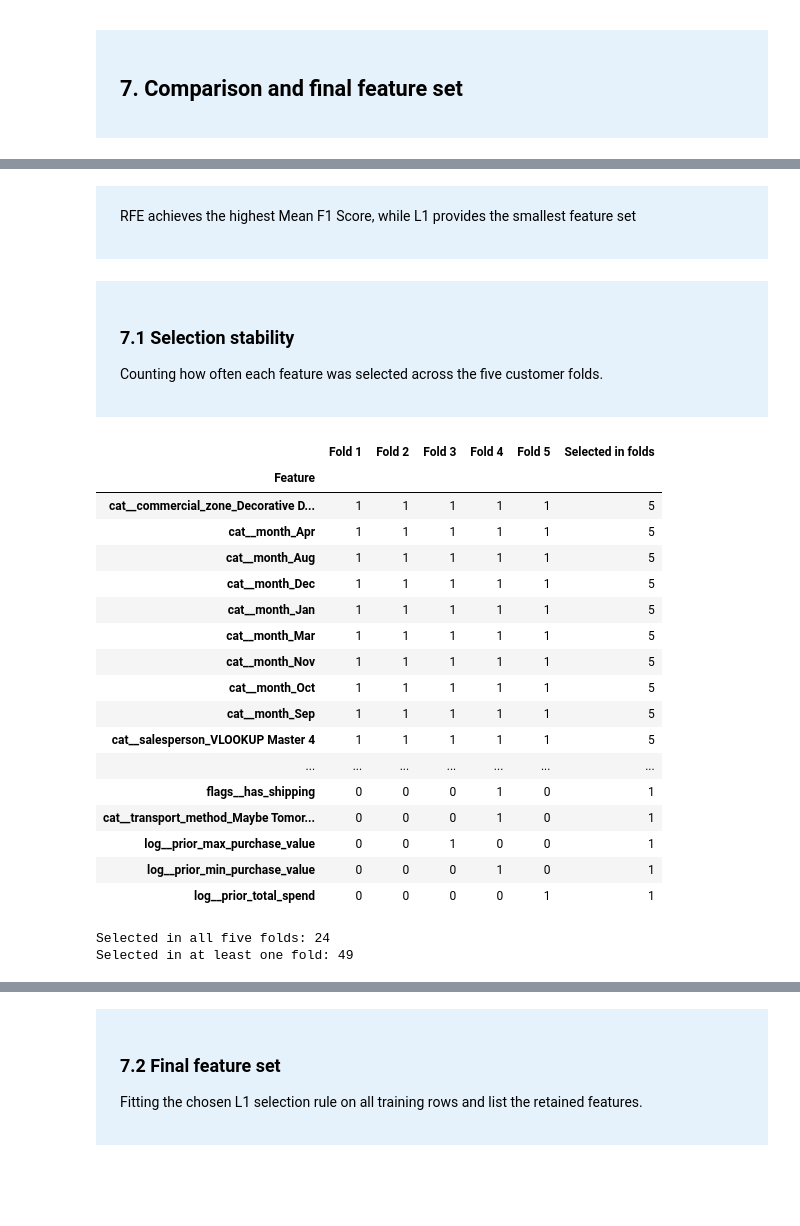
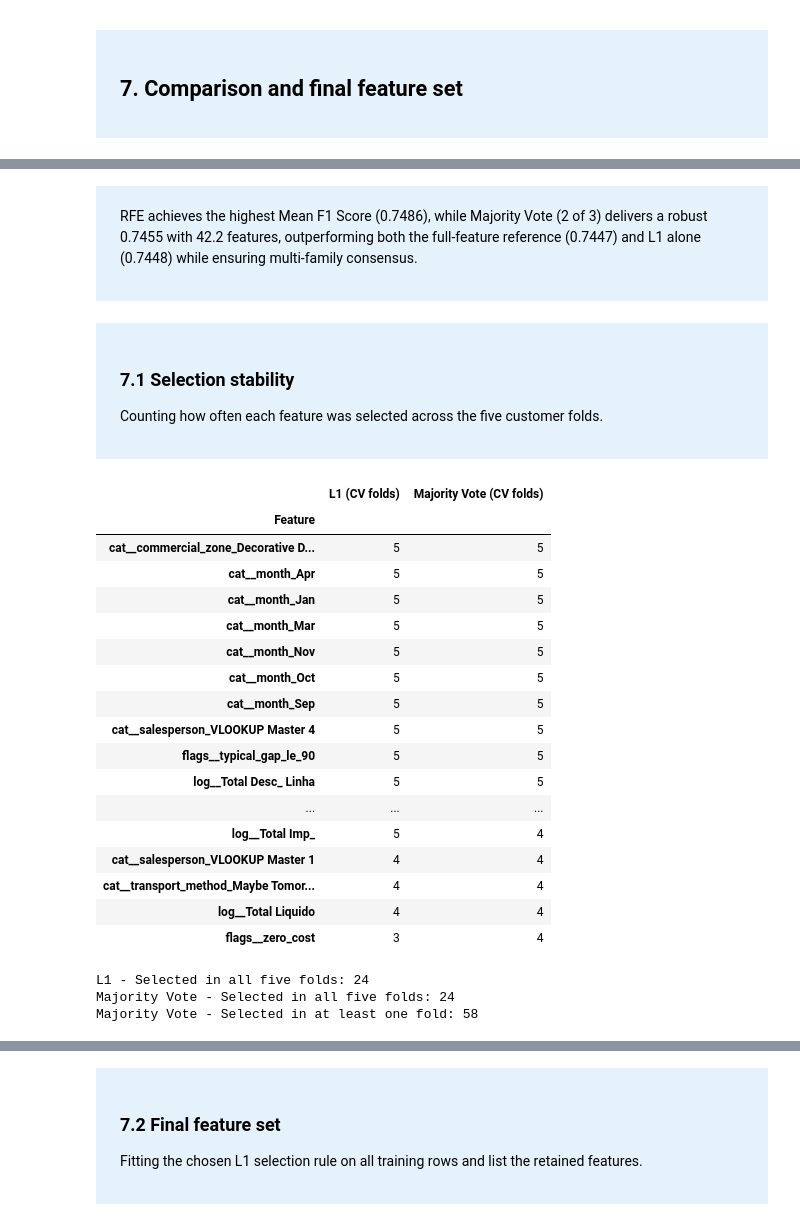
Before and after one commit to Chanti55/Machine_Learning_Group30, a Jupyter notebook: task3_v1.ipynb, the cells around one changed output, grey strips where cells are left out. Saved outputs shown, nothing was run; the diff lists cells and outputs as text; code cells hidden in the pictures; blank space fills up the shorter version.

Commit message:
Add 2/3 majority vote ensemble feature selection to task3_v1

```diff
--- a/task3_v1.ipynb
+++ b/task3_v1.ipynb
@@ -858,7 +962,7 @@ print(f"All methods evaluated at threshold {THRESHOLD:.2f}.")
 All methods evaluated at threshold 0.50.
 # %% [markdown]
 <div style="background-color:#e6f2fb; padding:20px 24px; border-radius:0;">
-<p>RFE achieves the highest Mean F1 Score, while L1 provides the smallest feature set</p>
+<p>RFE achieves the highest Mean F1 Score (0.7486), while Majority Vote (2 of 3) delivers a robust 0.7455 with 42.2 features, outperforming both the full-feature reference (0.7447) and L1 alone (0.7448) while ensuring multi-family consensus.</p>
 </div>
 # %% [markdown]
 <div style="background-color:#e6f2fb; padding:20px 24px; border-radius:0;">
@@ -866,51 +970,81 @@ All methods evaluated at threshold 0.50.
 <p>Counting how often each feature was selected across the five customer folds.</p>
 </div>
 # %%
-# Use the original L1 results from Section 6.1.
+# L1 stability across the five customer folds.
 selection_by_fold = pd.DataFrame({
     f"Fold {fold}": pd.Series(
         1, index=selected_names, dtype=int
     )
     for fold, selected_names in l1_selected_features.items()
 }).fillna(0).astype(int)
 
 selection_by_fold["Selected in folds"] = (
     selection_by_fold.sum(axis=1)
 )
 
 l1_stability = (
     selection_by_fold
     .sort_values("Selected in folds", ascending=False)
     .rename_axis("Feature")
 )
 
-display(l1_stability)
+# Majority Vote stability across the five customer folds.
+vote_by_fold = pd.DataFrame({
+    f"Fold {fold}": pd.Series(
+        1, index=selected_names, dtype=int
+    )
+    for fold, selected_names in majority_selected_features.items()
+}).fillna(0).astype(int)
+
+vote_by_fold["Selected in folds"] = vote_by_fold.sum(axis=1)
+
+vote_stability = (
+    vote_by_fold
+    .sort_values("Selected in folds", ascending=False)
+    .rename_axis("Feature")
+)
+
+# Comparison of stability across methods.
+stability_comparison = pd.DataFrame({
+    "L1 (CV folds)": l1_stability["Selected in folds"],
+    "Majority Vote (CV folds)": vote_stability["Selected in folds"],
+}).fillna(0).astype(int).sort_values(
+    ["Majority Vote (CV folds)", "L1 (CV folds)"],
+    ascending=False,
+)
+
+display(stability_comparison.head(30))
 
 print(
-    "Selected in all five folds:",
+    "L1 - Selected in all five folds:",
     (l1_stability["Selected in folds"] == 5).sum(),
 )
-print("Selected in at least one fold:", len(l1_stability))
+print(
+    "Majority Vote - Selected in all five folds:",
+    (vote_stability["Selected in folds"] == 5).sum(),
+)
+print("Majority Vote - Selected in at least one fold:", len(vote_stability))
 # %% [output]
-|  | Fold 1 | Fold 2 | Fold 3 | Fold 4 | Fold 5 | Selected in folds |
-| Feature |  |  |  |  |  |  |
-| cat__commercial_zone_Decorative D... | 1 | 1 | 1 | 1 | 1 | 5 |
-| cat__month_Apr | 1 | 1 | 1 | 1 | 1 | 5 |
-| cat__month_Aug | 1 | 1 | 1 | 1 | 1 | 5 |
-| cat__month_Dec | 1 | 1 | 1 | 1 | 1 | 5 |
-| cat__month_Jan | 1 | 1 | 1 | 1 | 1 | 5 |
-| cat__month_Mar | 1 | 1 | 1 | 1 | 1 | 5 |
-| cat__month_Nov | 1 | 1 | 1 | 1 | 1 | 5 |
-| cat__month_Oct | 1 | 1 | 1 | 1 | 1 | 5 |
-| cat__month_Sep | 1 | 1 | 1 | 1 | 1 | 5 |
-| cat__salesperson_VLOOKUP Master 4 | 1 | 1 | 1 | 1 | 1 | 5 |
-| ... | ... | ... | ... | ... | ... | ... |
-| flags__has_shipping | 0 | 0 | 0 | 1 | 0 | 1 |
-| cat__transport_method_Maybe Tomor... | 0 | 0 | 0 | 1 | 0 | 1 |
-| log__prior_max_purchase_value | 0 | 0 | 1 | 0 | 0 | 1 |
-| log__prior_min_purchase_value | 0 | 0 | 0 | 1 | 0 | 1 |
-| log__prior_total_spend | 0 | 0 | 0 | 0 | 1 | 1 |
+|  | L1 (CV folds) | Majority Vote (CV folds) |
+| Feature |  |  |
+| cat__commercial_zone_Decorative D... | 5 | 5 |
+| cat__month_Apr | 5 | 5 |
+| cat__month_Jan | 5 | 5 |
+| cat__month_Mar | 5 | 5 |
+| cat__month_Nov | 5 | 5 |
+| cat__month_Oct | 5 | 5 |
+| cat__month_Sep | 5 | 5 |
+| cat__salesperson_VLOOKUP Master 4 | 5 | 5 |
+| flags__typical_gap_le_90 | 5 | 5 |
+| log__Total Desc_ Linha | 5 | 5 |
+| ... | ... | ... |
+| log__Total Imp_ | 5 | 4 |
+| cat__salesperson_VLOOKUP Master 1 | 4 | 4 |
+| cat__transport_method_Maybe Tomor... | 4 | 4 |
+| log__Total Liquido | 4 | 4 |
+| flags__zero_cost | 3 | 4 |
-Selected in all five folds: 24
-Selected in at least one fold: 49
+L1 - Selected in all five folds: 24
+Majority Vote - Selected in all five folds: 24
+Majority Vote - Selected in at least one fold: 58
 # %% [markdown]
 <div style="background-color:#e6f2fb; padding:20px 24px; border-radius:0;">
```
Also changed, not shown: parts of 11 cells of this notebook.
